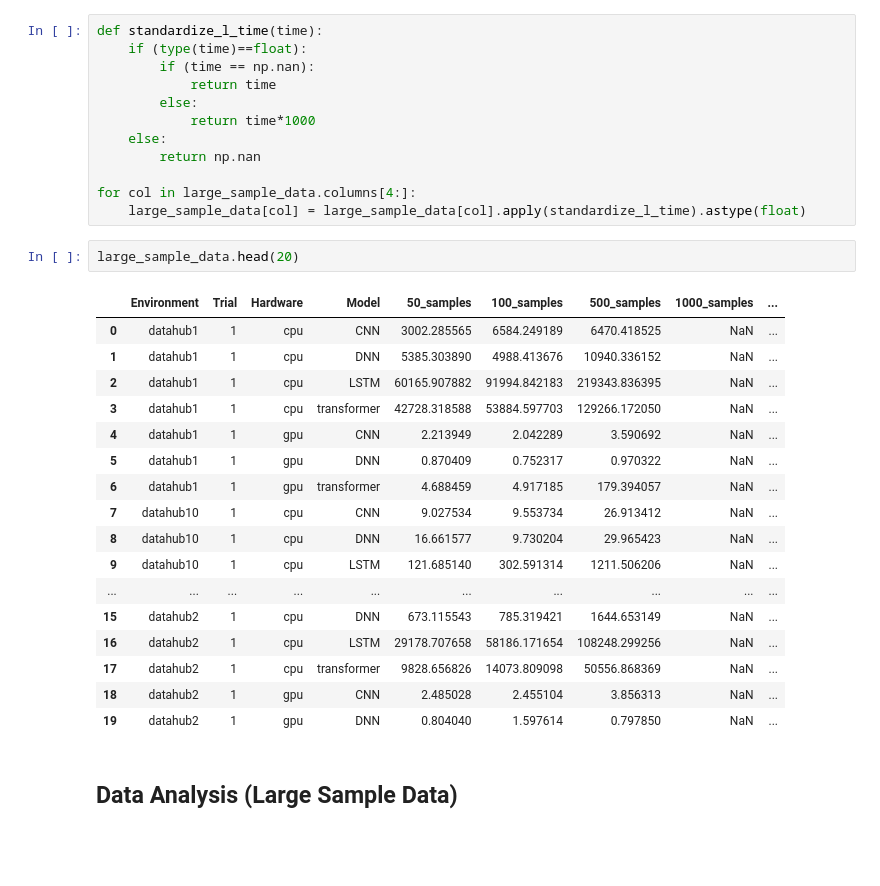
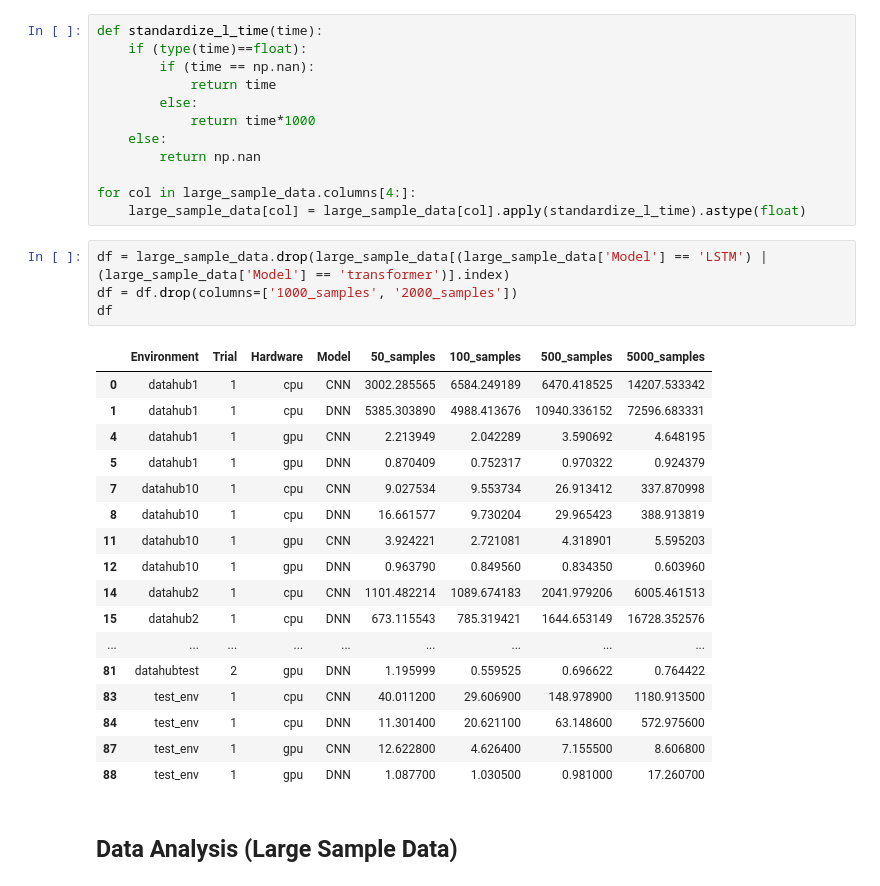
Before and after one commit to louiecai/DSC-180B-Hardware-Acceleration, a Jupyter notebook: data_analysis.ipynb, the cells around one changed output. Saved outputs shown, nothing was run; the diff lists cells and outputs as text; blank space fills up the shorter version.

```diff
--- a/data_analysis.ipynb
+++ b/data_analysis.ipynb
@@ -553,25 +523,27 @@ def standardize_l_time(time):
 
 for col in large_sample_data.columns[4:]:
     large_sample_data[col] = large_sample_data[col].apply(standardize_l_time).astype(float)
-# %%
-large_sample_data.head(20)
-# %% [output]
-|  | Environment | Trial | Hardware | Model | 50_samples | 100_samples | 500_samples | 1000_samples | ... |
-| 0 | datahub1 | 1 | cpu | CNN | 3002.285565 | 6584.249189 | 6470.418525 | NaN | ... |
-| 1 | datahub1 | 1 | cpu | DNN | 5385.303890 | 4988.413676 | 10940.336152 | NaN | ... |
-| 2 | datahub1 | 1 | cpu | LSTM | 60165.907882 | 91994.842183 | 219343.836395 | NaN | ... |
-| 3 | datahub1 | 1 | cpu | transformer | 42728.318588 | 53884.597703 | 129266.172050 | NaN | ... |
-| 4 | datahub1 | 1 | gpu | CNN | 2.213949 | 2.042289 | 3.590692 | NaN | ... |
-| 5 | datahub1 | 1 | gpu | DNN | 0.870409 | 0.752317 | 0.970322 | NaN | ... |
-| 6 | datahub1 | 1 | gpu | transformer | 4.688459 | 4.917185 | 179.394057 | NaN | ... |
-| 7 | datahub10 | 1 | cpu | CNN | 9.027534 | 9.553734 | 26.913412 | NaN | ... |
-| 8 | datahub10 | 1 | cpu | DNN | 16.661577 | 9.730204 | 29.965423 | NaN | ... |
-| 9 | datahub10 | 1 | cpu | LSTM | 121.685140 | 302.591314 | 1211.506206 | NaN | ... |
-| ... | ... | ... | ... | ... | ... | ... | ... | ... | ... |
-| 15 | datahub2 | 1 | cpu | DNN | 673.115543 | 785.319421 | 1644.653149 | NaN | ... |
-| 16 | datahub2 | 1 | cpu | LSTM | 29178.707658 | 58186.171654 | 108248.299256 | NaN | ... |
-| 17 | datahub2 | 1 | cpu | transformer | 9828.656826 | 14073.809098 | 50556.868369 | NaN | ... |
-| 18 | datahub2 | 1 | gpu | CNN | 2.485028 | 2.455104 | 3.856313 | NaN | ... |
-| 19 | datahub2 | 1 | gpu | DNN | 0.804040 | 1.597614 | 0.797850 | NaN | ... |
+# %%
+df = large_sample_data.drop(large_sample_data[(large_sample_data['Model'] == 'LSTM') | (large_sample_data['Model'] == 'transformer')].index)
+df = df.drop(columns=['1000_samples', '2000_samples'])
+df
+# %% [output]
+|  | Environment | Trial | Hardware | Model | 50_samples | 100_samples | 500_samples | 5000_samples |
+| 0 | datahub1 | 1 | cpu | CNN | 3002.285565 | 6584.249189 | 6470.418525 | 14207.533342 |
+| 1 | datahub1 | 1 | cpu | DNN | 5385.303890 | 4988.413676 | 10940.336152 | 72596.683331 |
+| 4 | datahub1 | 1 | gpu | CNN | 2.213949 | 2.042289 | 3.590692 | 4.648195 |
+| 5 | datahub1 | 1 | gpu | DNN | 0.870409 | 0.752317 | 0.970322 | 0.924379 |
+| 7 | datahub10 | 1 | cpu | CNN | 9.027534 | 9.553734 | 26.913412 | 337.870998 |
+| 8 | datahub10 | 1 | cpu | DNN | 16.661577 | 9.730204 | 29.965423 | 388.913819 |
+| 11 | datahub10 | 1 | gpu | CNN | 3.924221 | 2.721081 | 4.318901 | 5.595203 |
+| 12 | datahub10 | 1 | gpu | DNN | 0.963790 | 0.849560 | 0.834350 | 0.603960 |
+| 14 | datahub2 | 1 | cpu | CNN | 1101.482214 | 1089.674183 | 2041.979206 | 6005.461513 |
+| 15 | datahub2 | 1 | cpu | DNN | 673.115543 | 785.319421 | 1644.653149 | 16728.352576 |
+| ... | ... | ... | ... | ... | ... | ... | ... | ... |
+| 81 | datahubtest | 2 | gpu | DNN | 1.195999 | 0.559525 | 0.696622 | 0.764422 |
+| 83 | test_env | 1 | cpu | CNN | 40.011200 | 29.606900 | 148.978900 | 1180.913500 |
+| 84 | test_env | 1 | cpu | DNN | 11.301400 | 20.621100 | 63.148600 | 572.975600 |
+| 87 | test_env | 1 | gpu | CNN | 12.622800 | 4.626400 | 7.155500 | 8.606800 |
+| 88 | test_env | 1 | gpu | DNN | 1.087700 | 1.030500 | 0.981000 | 17.260700 |
 # %% [markdown]
 ## Data Analysis (Large Sample Data)
```
Also changed, not shown: parts of 16 cells of this notebook, 1 other file.
